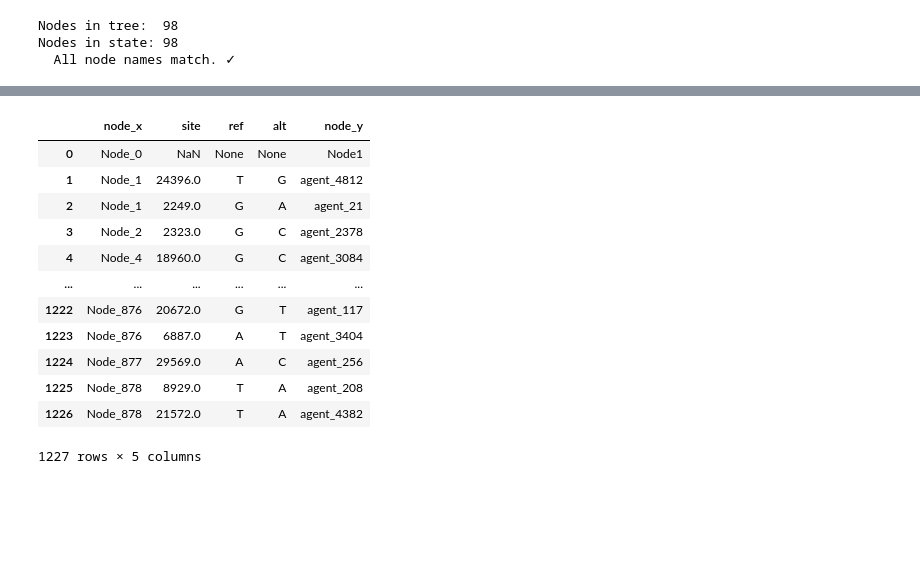
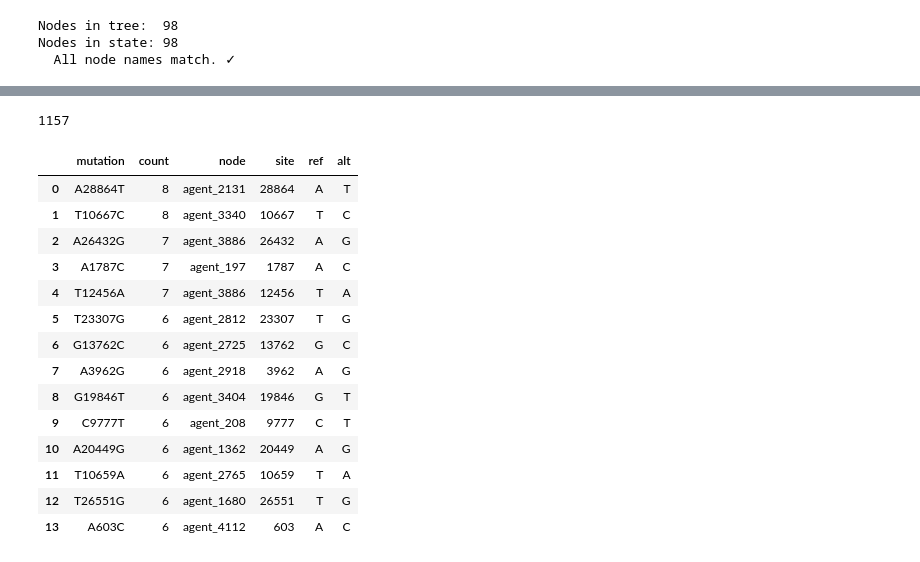
Before and after one commit to andersen-lab/covasim4wastewater, a Jupyter notebook: docs/tutorials/sim.ipynb, the cells around one changed output, grey strips where cells are left out. Cells and saved outputs as stored; diff of their text form; code cells hidden in the pictures; blank space fills up the shorter version.

```diff
--- a/docs/tutorials/sim.ipynb
+++ b/docs/tutorials/sim.ipynb
@@ -186,0 +330,22 @@ df_mut_full_tree
+# %%
+mutation_counts = df_mut_full_tree["mutation"].value_counts()  # counts per individual mutation
+
+n_dist = mutation_counts.value_counts().sort_index()  # index = n, values = number of mutations occurring n times
+
+# --- Plot ---
+fig, ax = plt.subplots(figsize=(7, 5))
+ax.scatter(n_dist.index, n_dist.values, color="#2a78d6", s=80, zorder=3)
+
+ax.set_xlabel("Number of occurrences (n)")
+ax.set_ylabel("Number of mutations")
+ax.set_title("Distribution of mutation occurrence counts")
+ax.spines["top"].set_visible(False)
+ax.spines["right"].set_visible(False)
+ax.xaxis.get_major_locator().set_params(integer=True)
+ax.yaxis.get_major_locator().set_params(integer=True)
+ax.set_xlim(0, n_dist.index.max() + 1)
+ax.set_ylim(0, n_dist.values.max() + 2)
+ax.grid(axis="y", linestyle="--", alpha=0.4)
+
+plt.tight_layout()
+plt.show()
@@ -227,7 +394,7 @@ def load_tip_sequences(fasta_path):
 
 iqtree = Tree("/home/yutianc/covasim4wastewater/docs/tutorials/sample_0.01.treefile", format=1)
 nodes = load_state_file("/home/yutianc/covasim4wastewater/docs/tutorials/sample_0.01.state") # every site for every node
-tips = load_tip_sequences("/home/yutianc/covasim4wastewater/docs/tutorials/res/clinical_day120_0.01.fasta")
+tips = load_tip_sequences("/home/yutianc/covasim4wastewater/docs/tutorials/results/clinical_day120_0.01.fasta")
 nodes.update(tips)
 sanity_check(iqtree, nodes)
 # %% [output]
@@ -287,5 +454,9 @@ edge_mut = compute_edge_mutations(iqtree, nodes)
 cumultative_mut = compute_cumulative_mutations(iqtree, edge_mut)
 
 df_mut_sampled_tree = convert_sample_tree_to_long_df(cumultative_mut)
+# drop root node
+df_mut_sampled_tree = df_mut_sampled_tree.dropna()
+df_mut_sampled_tree["site"] = df_mut_sampled_tree["site"].astype(int)
+df_mut_sampled_tree["mutation"] = df_mut_sampled_tree["ref"] + df_mut_sampled_tree["site"].astype(str) + df_mut_sampled_tree["alt"]
 df_mut_sampled_tree
 # %% [output]
@@ -305,23 +476,31 @@ df_mut_sampled_tree
+# %%
+full_tree_mut_counts = pd.DataFrame(mutation_counts)
+full_tree_mut_counts = full_tree_mut_counts[full_tree_mut_counts["count"] >=6]
+len(full_tree_mut_counts[full_tree_mut_counts["count"] >=6])
+# %% [output]
+1157
 # %%
-df_mut_full_tree = df_mut_full_tree.drop_duplicates(subset=["site", "ref", "alt"]) # node is the node id in the graph, each representing a halplotype
-df_mut_sampled_tree = df_mut_sampled_tree.drop_duplicates(subset=["site", "ref", "alt"]) # node is the internal node constructed by iqtree inference
+# df_mut_full_tree = df_mut_full_tree.drop_duplicates(subset=["site", "ref", "alt"]) # node is the node id in the graph, each represultsultsultsultsultsultsenting a halplotype
+df_mut_sampled_tree = df_mut_sampled_tree.drop_duplicates(subset=["mutation"]) # node is the internal node constructed by iqtree inference
 
-common = pd.merge(df_mut_full_tree, df_mut_sampled_tree, how="inner", on=["site", "ref", "alt"])
+common = pd.merge(full_tree_mut_counts, df_mut_sampled_tree, how="inner", on=["mutation"])
 common
 # %% [output]
-|  | node_x | site | ref | alt | node_y |
-| 0 | Node_0 | NaN | None | None | Node1 |
-| 1 | Node_1 | 24396.0 | T | G | agent_4812 |
-| 2 | Node_1 | 2249.0 | G | A | agent_21 |
-| 3 | Node_2 | 2323.0 | G | C | agent_2378 |
-| 4 | Node_4 | 18960.0 | G | C | agent_3084 |
-| ... | ... | ... | ... | ... | ... |
-| 1222 | Node_876 | 20672.0 | G | T | agent_117 |
-| 1223 | Node_876 | 6887.0 | A | T | agent_3404 |
-| 1224 | Node_877 | 29569.0 | A | C | agent_256 |
-| 1225 | Node_878 | 8929.0 | T | A | agent_208 |
-| 1226 | Node_878 | 21572.0 | T | A | agent_4382 |
+|  | mutation | count | node | site | ref | alt |
+| 0 | A28864T | 8 | agent_2131 | 28864 | A | T |
+| 1 | T10667C | 8 | agent_3340 | 10667 | T | C |
+| 2 | A26432G | 7 | agent_3886 | 26432 | A | G |
+| 3 | A1787C | 7 | agent_197 | 1787 | A | C |
+| 4 | T12456A | 7 | agent_3886 | 12456 | T | A |
+| 5 | T23307G | 6 | agent_2812 | 23307 | T | G |
+| 6 | G13762C | 6 | agent_2725 | 13762 | G | C |
+| 7 | A3962G | 6 | agent_2918 | 3962 | A | G |
+| 8 | G19846T | 6 | agent_3404 | 19846 | G | T |
+| 9 | C9777T | 6 | agent_208 | 9777 | C | T |
+| 10 | A20449G | 6 | agent_1362 | 20449 | A | G |
+| 11 | T10659A | 6 | agent_2765 | 10659 | T | A |
+| 12 | T26551G | 6 | agent_1680 | 26551 | T | G |
+| 13 | A603C | 6 | agent_4112 | 603 | A | C |
-1227 rows × 5 columns
 # %%
 print(len(common)/len(df_mut_full_tree))
 # %% [output]
```
Also changed, not shown: parts of 23 cells of this notebook, 2 other files.
